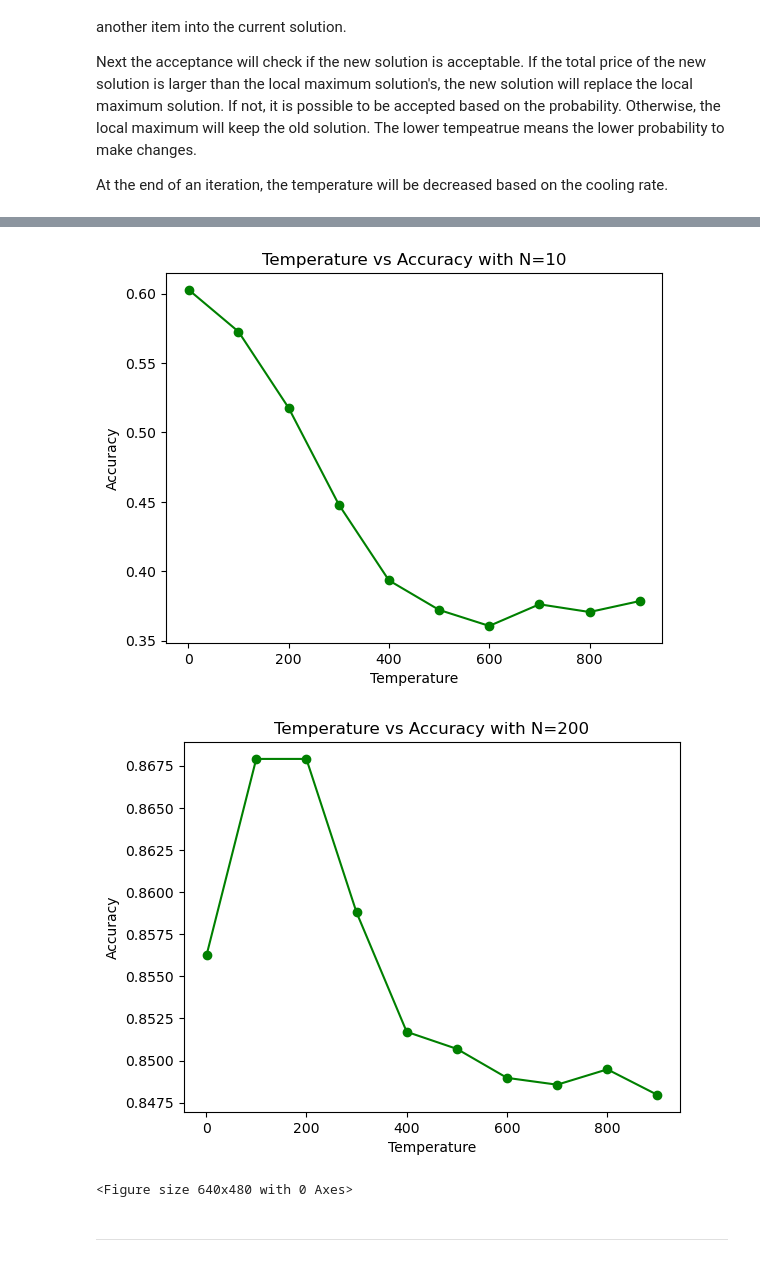
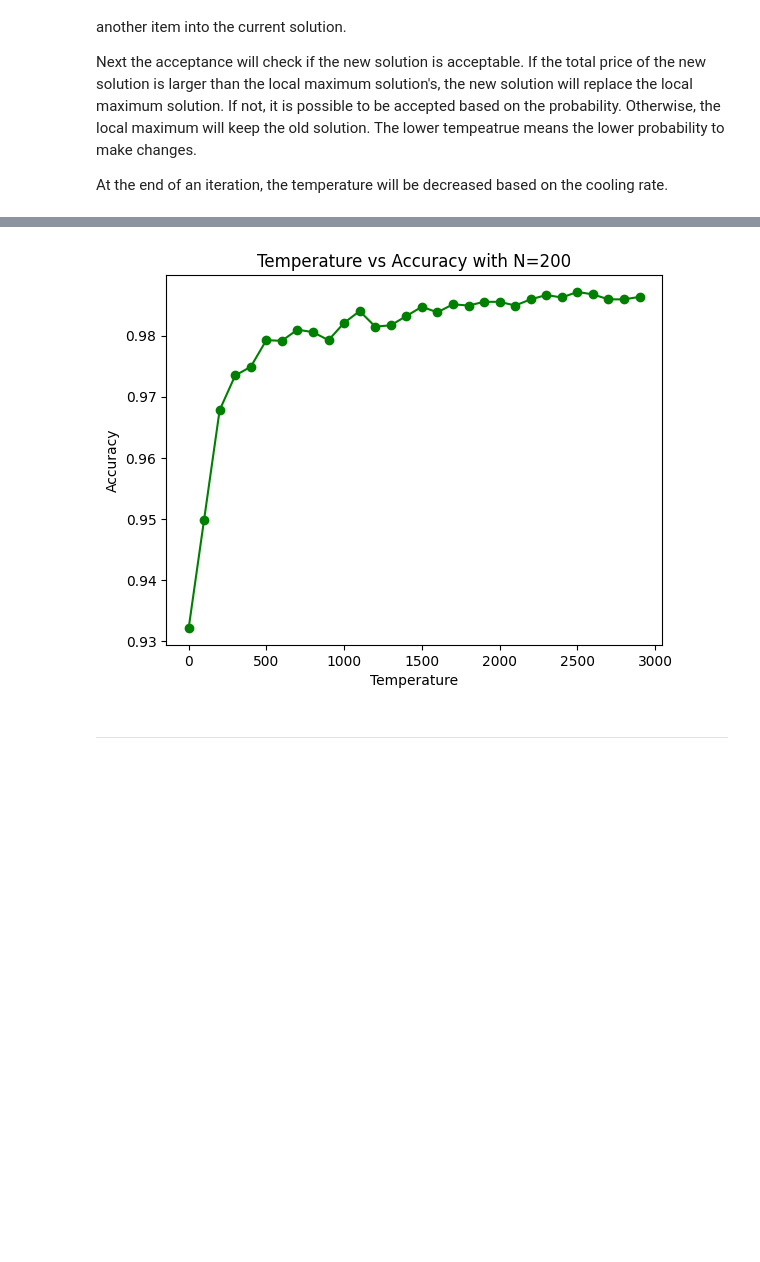
Before and after one commit to uOttawa-Collabs/CSI4106-Fall-2023, a Jupyter notebook: Assignment 1/CSI4106_A1.ipynb, the cells around one changed output, grey strips where cells are left out. Saved outputs shown, nothing was run; the diff lists cells and outputs as text; code cells hidden in the pictures; blank space fills up the shorter version.

```diff
--- a/Assignment 1/CSI4106_A1.ipynb
+++ b/Assignment 1/CSI4106_A1.ipynb
@@ -450,7 +452,7 @@ def is_one_solution(weights: list[int], capacity: int) -> bool:
 solutions_sa = []
 for _, row in dataset.iterrows():
     target = row['Best price']
-    solution, indexes = simulated_annealing(row, N = 10, initial_temperature=1, cooling_rate=0.95)
+    solution, indexes = simulated_annealing(row, N = 200, initial_temperature=2000, cooling_rate=0.95)
     solutions_sa.append(1 if target == solution else 0)
 # %%
 print("Simulated Annealing Accuracy is", np.mean(solutions_sa))
@@ -471,10 +475,10 @@ from matplotlib import pyplot as plot
 #%pylab inline#jupyter
 
 cooling_rates = []
-i = 0
+i = 0.05
 while i < 1:
+    cooling_rates.append(i)
     i += 0.05
-    cooling_rates.append(i)
 
 results = []
 
@@ -482,7 +486,7 @@ for rate in cooling_rates:
     solutions_sa = []
     for _, row in dataset.iterrows():
         target = row['Best price']
-        solution, indexes = simulated_annealing(row, N = 10, initial_temperature=1, cooling_rate=rate)
+        solution, indexes = simulated_annealing(row, N = 200, initial_temperature=3000, cooling_rate=rate)
         solutions_sa.append(1 if target == solution else 0)
     results.append(np.mean(solutions_sa))
 
@@ -512,7 +515,7 @@ for n in N_list:
     solutions_sa = []
     for _, row in dataset.iterrows():
         target = row['Best price']
-        solution, indexes = simulated_annealing(row, N = n, initial_temperature=1, cooling_rate=0.95)
+        solution, indexes = simulated_annealing(row, N = n, initial_temperature=3000, cooling_rate=0.95)
         solutions_sa.append(1 if target == solution else 0)
     results.append(np.mean(solutions_sa))
 
@@ -527,46 +529,33 @@ plot.show()
 # %%
 #Temperature vs Accuracy
 
 from matplotlib import pyplot as plot
 #%pylab inline#jupyter
 
 temperatures = []
 i = 1
 temperatures.append(1)
-while i < 10:
+while i < 30:
     temperatures.append(i*100)
     i += 1
 
-results = []
 results2 = []
 
 for temperature in temperatures:
-    solutions_sa = []
     solutions_sa2 = []
     for _, row in dataset.iterrows():
         target = row['Best price']
-        solution, indexes = simulated_annealing(row, N = 10, initial_temperature=temperature, cooling_rate=0.95)
         solution2, indexes2 = simulated_annealing(row, N = 200, initial_temperature=temperature, cooling_rate=0.95)
-        solutions_sa.append(1 if target == solution else 0)
         solutions_sa2.append(1 if target == solution2 else 0)
-    results.append(np.mean(solutions_sa))
     results2.append(np.mean(solutions_sa2))
-
-plot.plot(temperatures, results, color='green', marker='o', linestyle='solid')
-plot.title("Temperature vs Accuracy with N=10")
-plot.xlabel("Temperature")
-plot.ylabel("Accuracy")
-plot.show()
 
 plot.plot(temperatures, results2, color='green', marker='o', linestyle='solid')
 plot.title("Temperature vs Accuracy with N=200")
 plot.xlabel("Temperature")
 plot.ylabel("Accuracy")
 plot.show()
 # %% [output]
-[figure, old version]
+[figure, new version]
-[figure, removed]
-<Figure size 640x480 with 0 Axes>
 # %% [markdown]
 ------------------------------------------------------------------------------------------------
 # %% [markdown]
```
Also changed, not shown: parts of 8 cells of this notebook.
